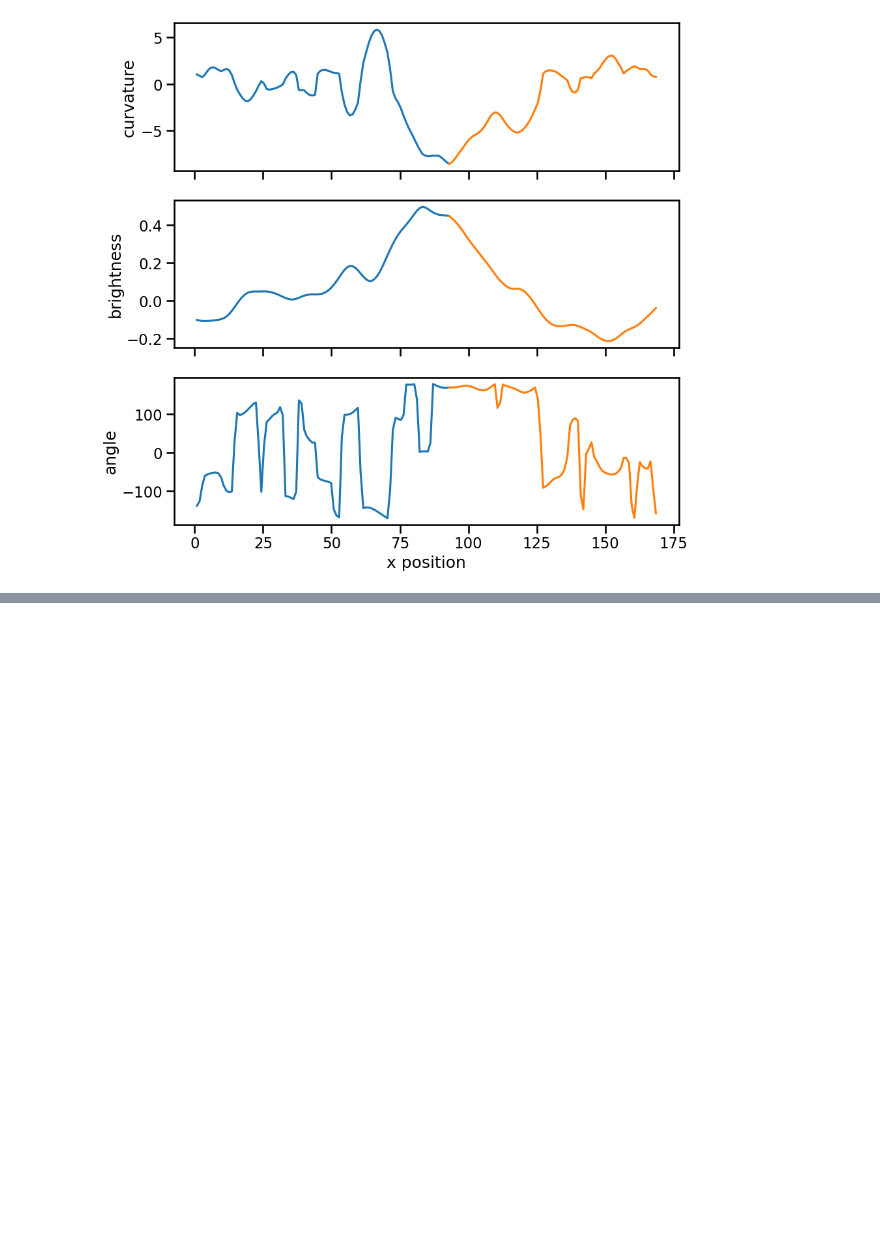
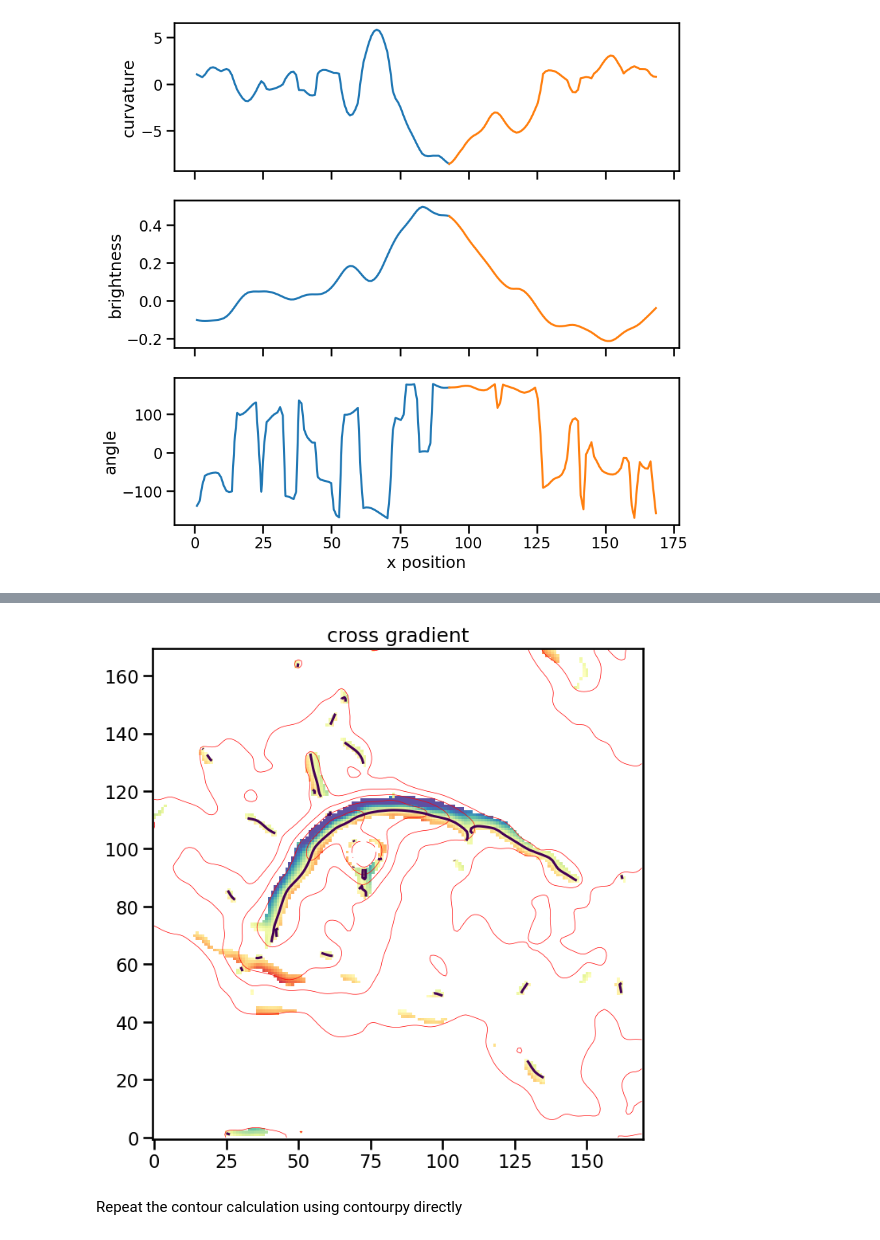
Before and after one commit to div-B-equals-0/ridge-trace, a Jupyter notebook: notebooks/design00.ipynb, the cells around one changed output, grey strips where cells are left out. Drawn from its saved outputs; the diff is of its cells as text; code cells hidden in the pictures; blank space fills up the shorter version.

Commit message:
Use zero contour of transverse gradient to define ridge

```diff
--- a/notebooks/design00.ipynb
+++ b/notebooks/design00.ipynb
@@ -100,0 +106,14 @@ We are going to need a function to interpolate from the grid to an arbitrary poi
+# %%
+fig, ax = plt.subplots(figsize=(8, 8))
+vmin, vmax = -1, 1
+mask = (ic.kappa1 < -2) & (ic.image > levels[0])
+alpha = mask.astype(float)
+im1 = ax.imshow(ic.grad1, origin='lower', vmin=vmin, vmax=vmax, alpha=alpha, cmap=grad_cmap)
+ax.contour(ic.image, levels=levels, colors="red", linewidths=0.5)
+cset = ax.contour(np.where(mask, ic.grad1, np.nan), levels=[0])
+ax.set_title("cross gradient")
+...;
+# %% [output]
+[figure, added]
+# %% [markdown]
+Repeat the contour calculation using contourpy directly
```
Also changed, not shown: parts of 17 cells of this notebook, 9 other files.
